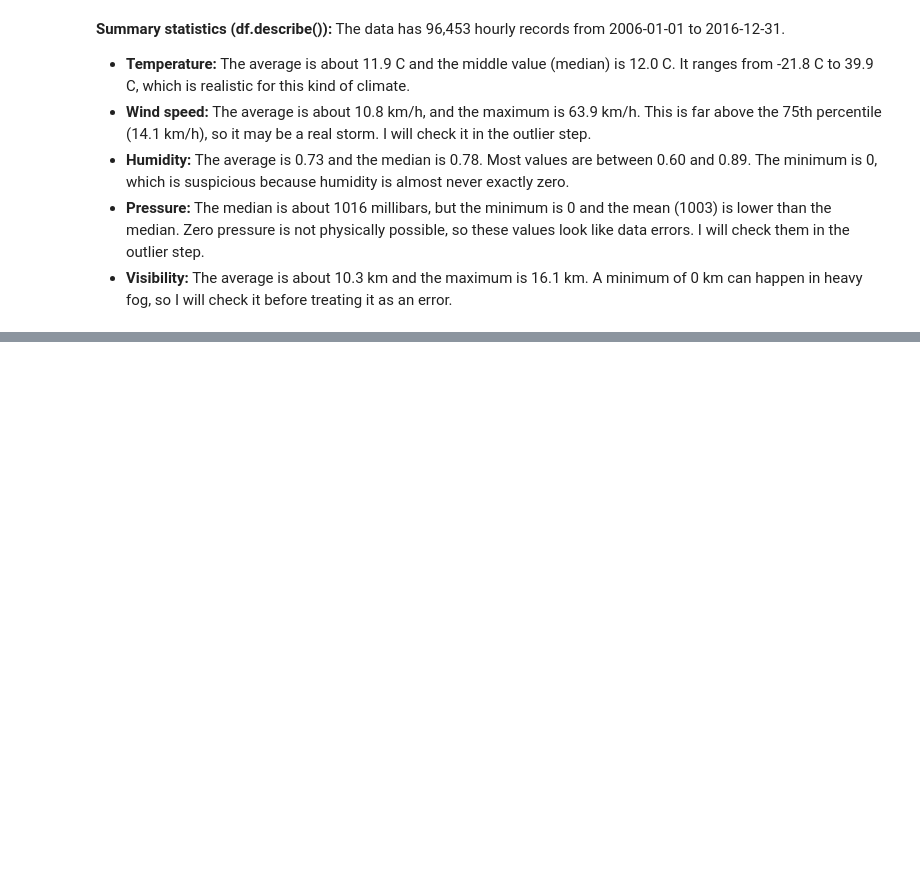
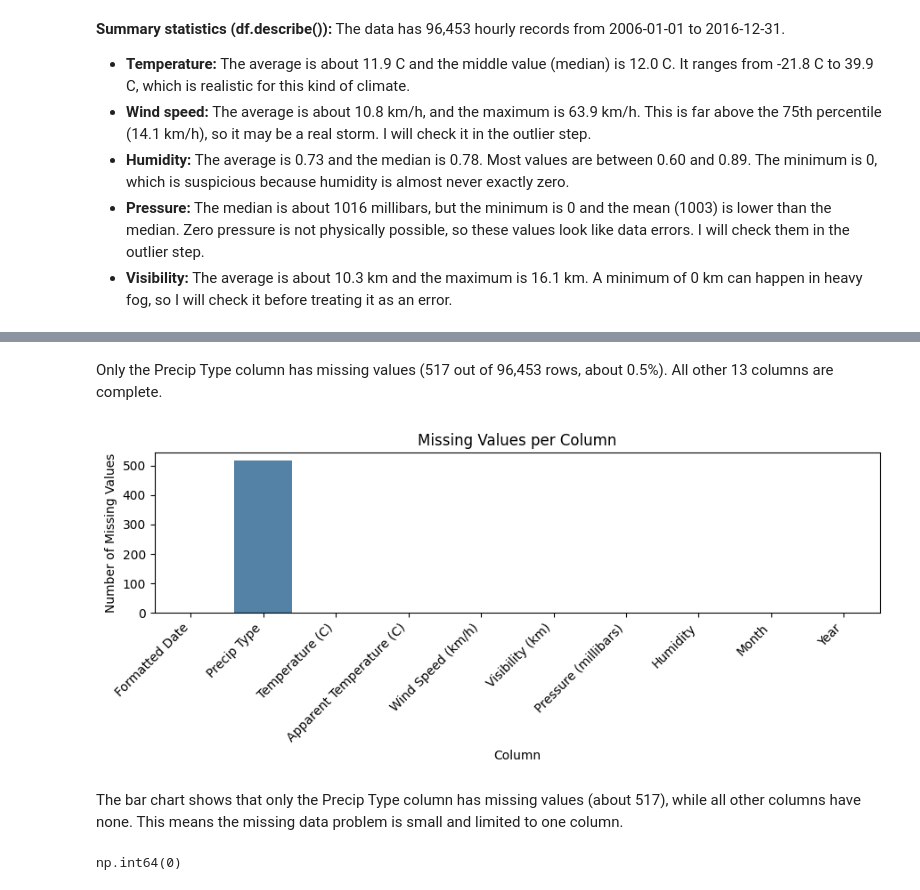
Before and after one commit to syeda-bisma05/weather-data-analysis, a Jupyter notebook: weather_analysis.ipynb, the cells around one changed output, grey strips where cells are left out. Drawn from its saved outputs; the diff is of its cells as text; code cells hidden in the pictures; blank space fills up the shorter version.

Commit message:
Add missing values

```diff
--- a/weather_analysis.ipynb
+++ b/weather_analysis.ipynb
@@ -117,3 +115,11 @@ df.describe()
 - **Humidity:** The average is 0.73 and the median is 0.78. Most values are between 0.60 and 0.89. The minimum is 0, which is suspicious because humidity is almost never exactly zero.
 - **Pressure:** The median is about 1016 millibars, but the minimum is 0 and the mean (1003) is lower than the median. Zero pressure is not physically possible, so these values look like data errors. I will check them in the outlier step.
 - **Visibility:** The average is about 10.3 km and the maximum is 16.1 km. A minimum of 0 km can happen in heavy fog, so I will check it before treating it as an error.
+# %%
+cols = ['Formatted Date', 'Precip Type', 'Temperature (C)',
+        'Apparent Temperature (C)', 'Wind Speed (km/h)',
+        'Visibility (km)', 'Pressure (millibars)', 'Humidity',
+        'Month', 'Year']
+
+df = df[cols].sort_values('Formatted Date').reset_index(drop=True)
+df.head(3)
@@ -119,0 +134,3 @@ df.describe()
+# %%
+missing = df.isnull().sum()
+missing
@@ -119,0 +150,20 @@ df.describe()
+# %% [markdown]
+Only the Precip Type column has missing values (517 out of 96,453 rows, about 0.5%). All other 13 columns are complete.
+# %%
+plt.figure(figsize=(9, 4))
+sns.barplot(x=missing.index, y=missing.values, color='steelblue')
+plt.title('Missing Values per Column')
+plt.xlabel('Column')
+plt.ylabel('Number of Missing Values')
+plt.xticks(rotation=45, ha='right')
+plt.tight_layout()
+plt.show()
+# %% [output]
+[figure, added]
+# %% [markdown]
+The bar chart shows that only the Precip Type column has missing values (about 517), while all other columns have none. This means the missing data problem is small and limited to one column.
+# %%
+df['Precip Type'] = df['Precip Type'].ffill().bfill()
+df.isnull().sum().sum()
+# %% [output]
+np.int64(0)
```
Also changed, not shown: parts of 5 cells of this notebook.
